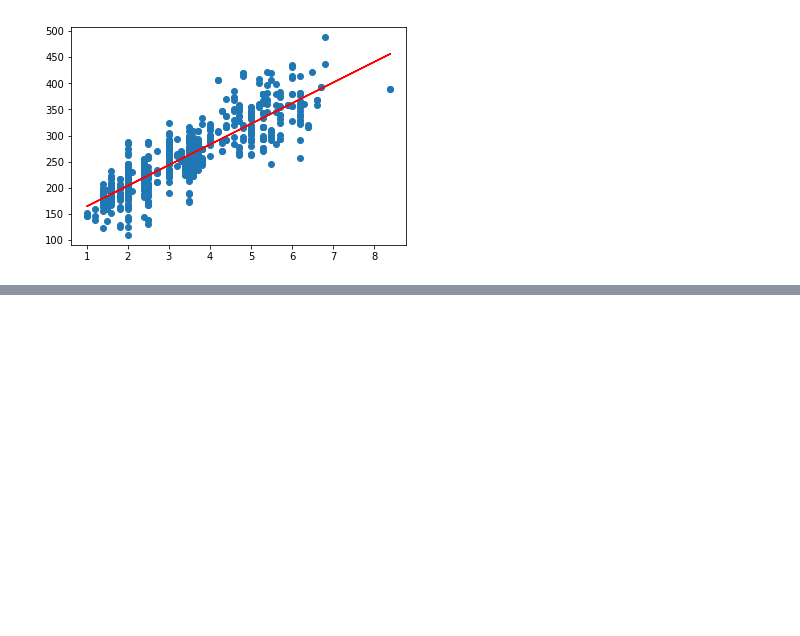
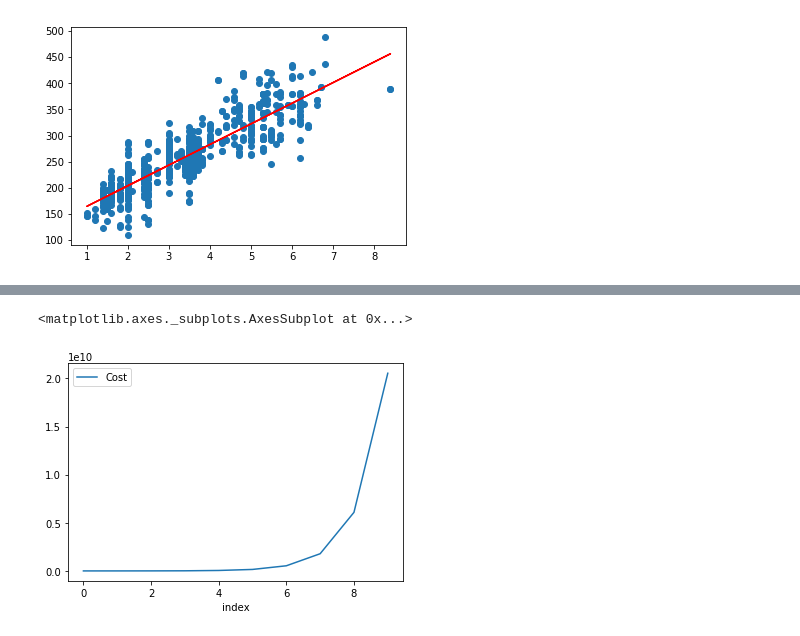
Before and after one commit to sudhirjangra/Machine-Learning, a Jupyter notebook: 1st_Model.ipynb, the cells around one changed output, grey strips where cells are left out. Drawn from its saved outputs; the diff is of its cells as text; code cells hidden in the pictures; blank space fills up the shorter version.

```diff
--- a/1st_Model.ipynb
+++ b/1st_Model.ipynb
@@ -298,0 +356,6 @@ See the caveats in the documentation: http://pandas.pydata.org/pandas-docs/stabl
+# %%
+h= gradientDescent (X, Y, 0.1, numIterations=10)
+h.reset_index().plot.line(x='index',y=['Cost'])
+# %% [output]
+<matplotlib.axes._subplots.AxesSubplot at 0x...>
+[figure, added]
```
Also changed, not shown: parts of 7 cells of this notebook.
